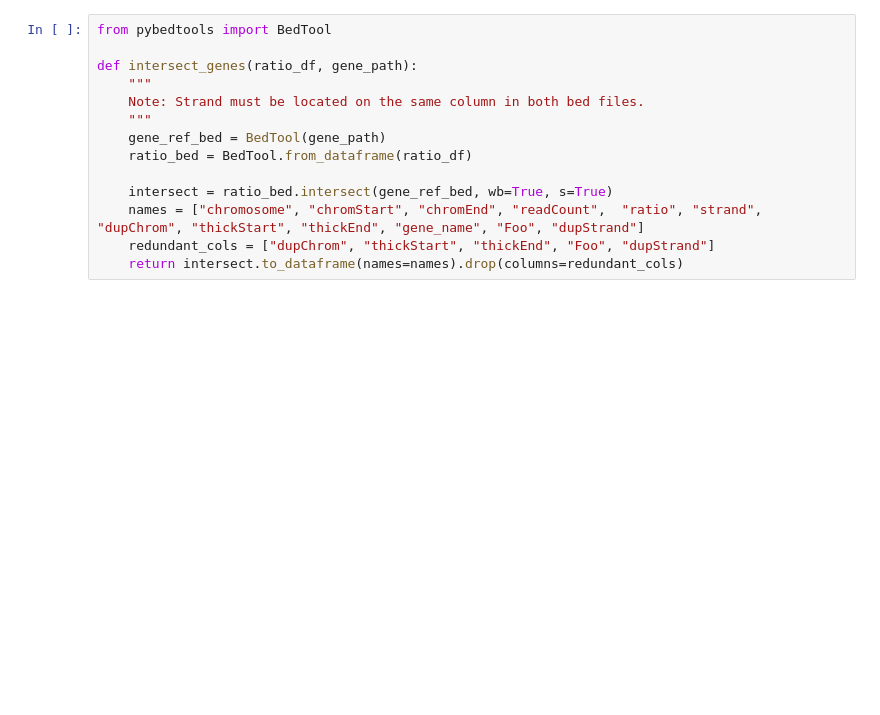
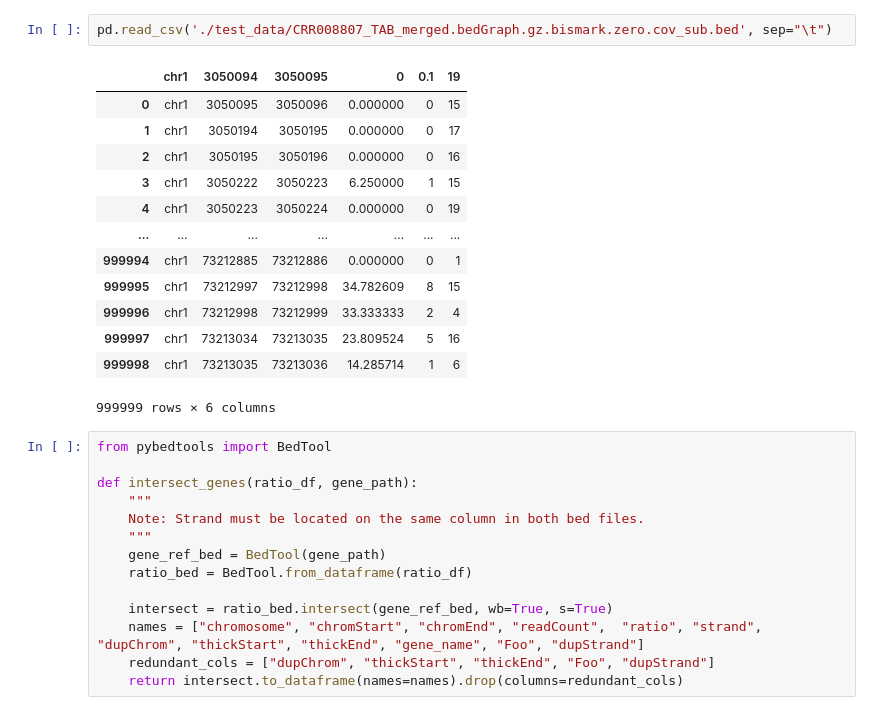
Before and after one commit to DominicOH/Analysis-of-nanopore-epigenetic-sequencing, a Jupyter notebook: CpG_turnover_fig5.ipynb, the cells around one changed output. Drawn from its saved outputs; the diff is of its cells as text; blank space fills up the shorter version.

```diff
--- a/CpG_turnover_fig5.ipynb
+++ b/CpG_turnover_fig5.ipynb
@@ -79,3 +92,19 @@ def calculateModRatio(df1, df2):
+# %%
+pd.read_csv('./test_data/CRR008807_TAB_merged.bedGraph.gz.bismark.zero.cov_sub.bed', sep="\t")
+# %% [output]
+|  | chr1 | 3050094 | 3050095 | 0 | 0.1 | 19 |
+| 0 | chr1 | 3050095 | 3050096 | 0.000000 | 0 | 15 |
+| 1 | chr1 | 3050194 | 3050195 | 0.000000 | 0 | 17 |
+| 2 | chr1 | 3050195 | 3050196 | 0.000000 | 0 | 16 |
+| 3 | chr1 | 3050222 | 3050223 | 6.250000 | 1 | 15 |
+| 4 | chr1 | 3050223 | 3050224 | 0.000000 | 0 | 19 |
+| ... | ... | ... | ... | ... | ... | ... |
+| 999994 | chr1 | 73212885 | 73212886 | 0.000000 | 0 | 1 |
+| 999995 | chr1 | 73212997 | 73212998 | 34.782609 | 8 | 15 |
+| 999996 | chr1 | 73212998 | 73212999 | 33.333333 | 2 | 4 |
+| 999997 | chr1 | 73213034 | 73213035 | 23.809524 | 5 | 16 |
+| 999998 | chr1 | 73213035 | 73213036 | 14.285714 | 1 | 6 |
+999999 rows × 6 columns
 # %%
 from pybedtools import BedTool
 
```
Also changed, not shown: parts of 8 cells of this notebook.
